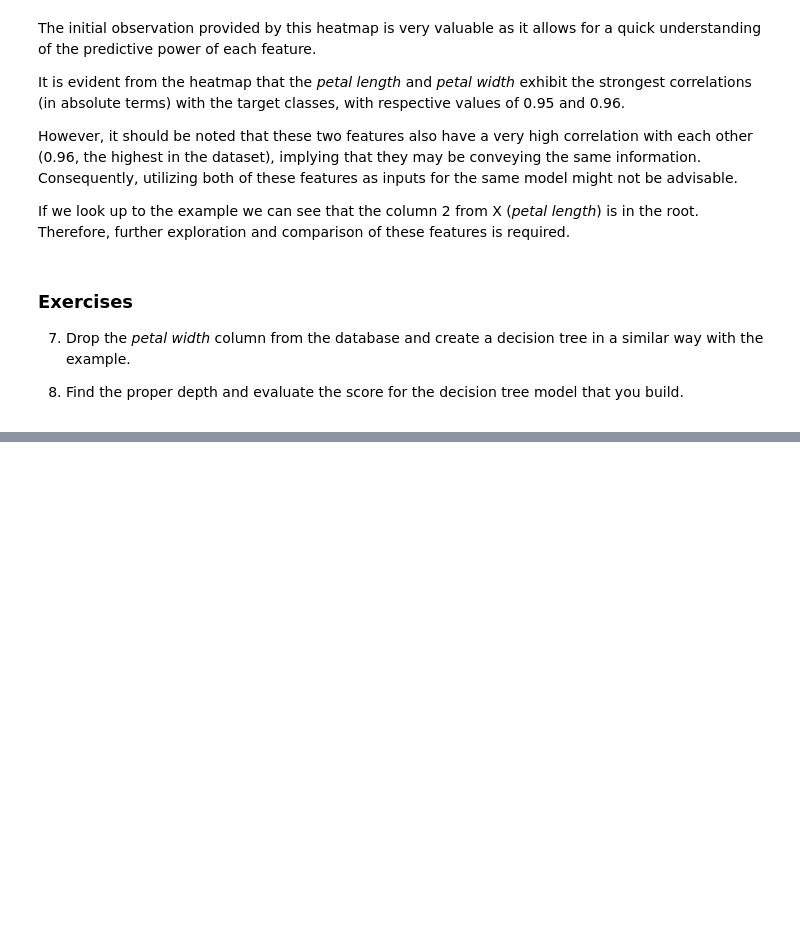
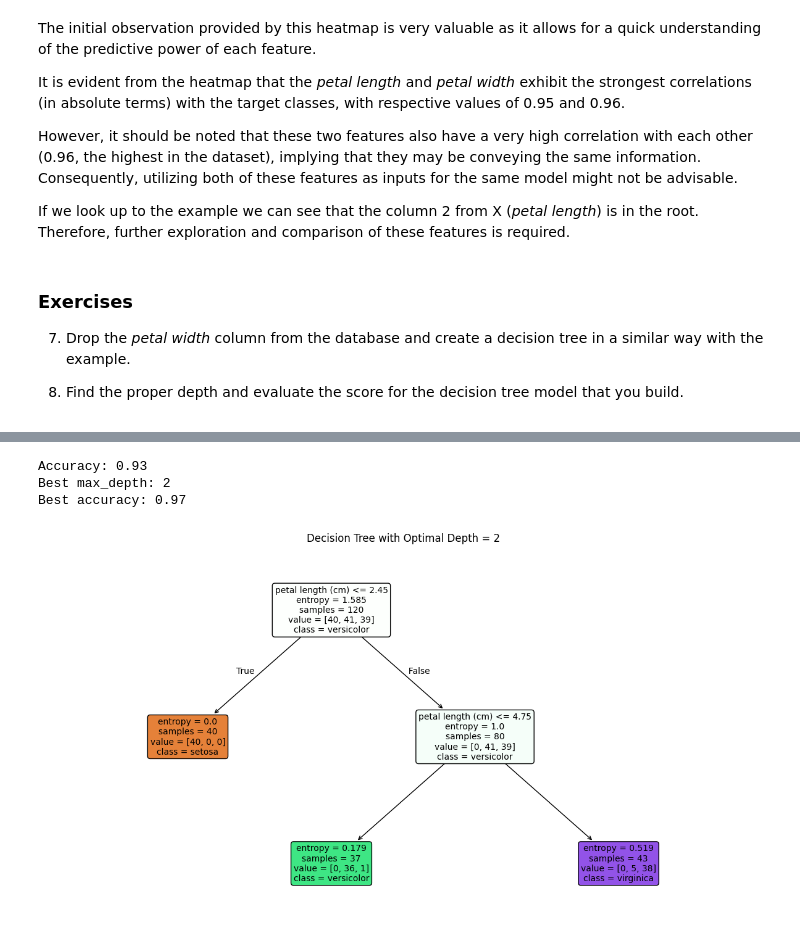
Before and after one commit to mihaicrisan04/UBB, a Jupyter notebook: Semester4/ai/a3/Lab3_AI_2023_unsolved.ipynb, the cells around one changed output, grey strips where cells are left out. Drawn from its saved outputs; the diff is of its cells as text; code cells hidden in the pictures; blank space fills up the shorter version.

```diff
--- a/Semester4/ai/a3/Lab3_AI_2023_unsolved.ipynb
+++ b/Semester4/ai/a3/Lab3_AI_2023_unsolved.ipynb
@@ -259,0 +249,75 @@ Best hyperparameters: {'max_depth': 2}
+# %%
+# 7. Drop the petal width column and create a decision tree
+X_reduced = X.drop(columns=['petal width (cm)'])
+
+# Split the reduced dataset into training and testing sets
+X_train_reduced, X_test_reduced, y_train_reduced, y_test_reduced = train_test_split(
+    X_reduced, y, test_size=0.2, random_state=42
+)
+
+# Create a decision tree classifier
+tree_clf_reduced = DecisionTreeClassifier(criterion='entropy', random_state=42)
+
+# Fit the classifier to the training data
+tree_clf_reduced.fit(X_train_reduced, y_train_reduced)
+
+# Make predictions on the test set
+y_pred_reduced = tree_clf_reduced.predict(X_test_reduced)
+
+# Calculate the accuracy of the model
+accuracy_reduced = accuracy_score(y_test_reduced, y_pred_reduced)
+print("Accuracy: {:.2f}".format(accuracy_reduced))
+
+# 8. Find the proper depth using GridSearchCV
+from sklearn.model_selection import GridSearchCV
+
+# Define the parameter grid to search
+param_grid = {
+    'max_depth': range(1, 11)  # Try depths from 1 to 10
+}
+
+# Create a grid search object
+grid_search = GridSearchCV(
+    DecisionTreeClassifier(criterion='entropy', random_state=42),
+    param_grid,
+    cv=5,  # 5-fold cross-validation
+    scoring='accuracy'
+)
+
+# Fit the grid search to the data
+grid_search.fit(X_reduced, y)
+
+best_depth = grid_search.best_params_['max_depth']
+print(f"Best max_depth: {best_depth}")
+
+# Create a decision tree with the optimal depth
+optimal_tree = DecisionTreeClassifier(
+    criterion='entropy',
+    max_depth=best_depth,
+    random_state=42
+)
+
+# Train the model on the training data
+optimal_tree.fit(X_train_reduced, y_train_reduced)
+
+# Evaluate on the test data
+optimal_accuracy = accuracy_score(y_test_reduced, optimal_tree.predict(X_test_reduced))
+print(f"Best accuracy: {optimal_accuracy:.2f}")
+
+# Visualize the optimal tree
+plt.figure(figsize=(15, 8))
+plot_tree(
+    optimal_tree,
+    feature_names=['sepal length (cm)', 'sepal width (cm)', 'petal length (cm)'],
+    class_names=le.classes_,
+    filled=True,
+    rounded=True,
+    fontsize=10
+)
+plt.title(f"Decision Tree with Optimal Depth = {best_depth}")
+plt.show()
+# %% [output]
+Accuracy: 0.93
+Best max_depth: 2
+Best accuracy: 0.97
+[figure, added]
```
Also changed, not shown: parts of 2 cells of this notebook.
